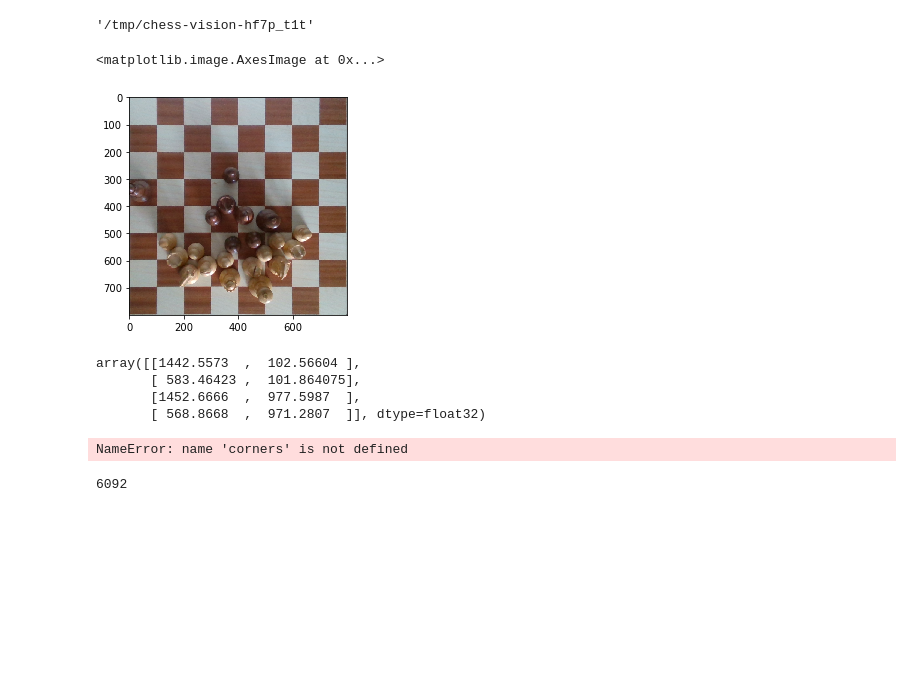
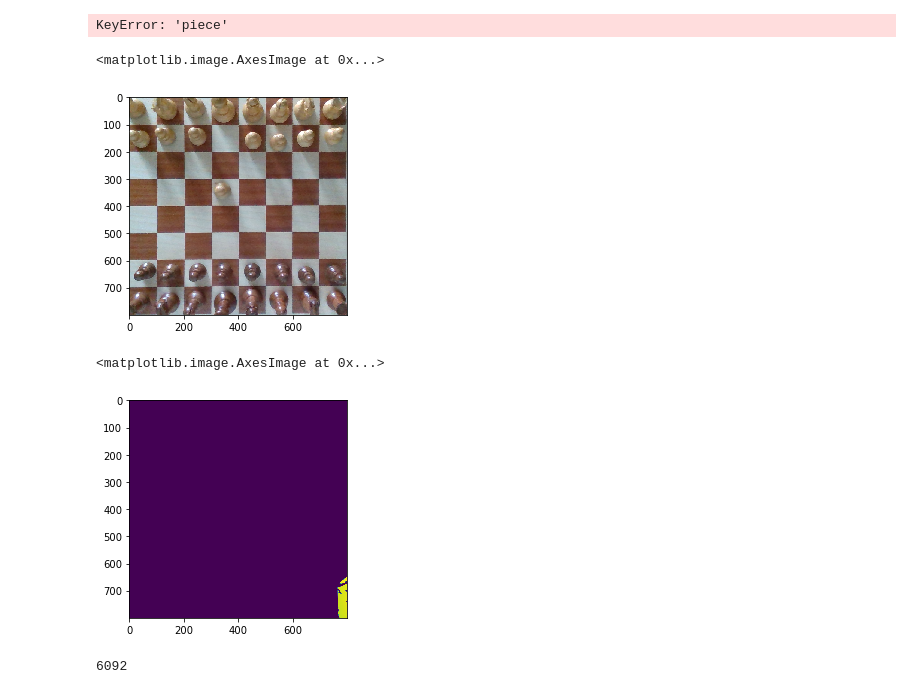
Before and after one commit to mulac/chess-vision, a Jupyter notebook: depth.ipynb, the cells around one changed output. Cells and saved outputs as stored; diff of their text form; code cells hidden in the pictures; blank space fills up the shorter version.

```diff
--- a/depth.ipynb
+++ b/depth.ipynb
@@ -18,6 +18,6 @@ games = (
         Game("Adams", 3)
     )
 # %%
-save_games(games, label_fn['occupied'], [True, False])
+save_games(games, label_fn['piece'], label.LABELS)
 # %% [output]
-'/tmp/chess-vision-hf7p_t1t'
+KeyError: 'piece'
@@ -24,28 +27,20 @@ save_games(games, label_fn['occupied'], [True, False])
 # %%
+game = games[0]
+corners = find_corners(game.images)
 move = 0
 moves = list(game.images)
 color = cv2.cvtColor(moves[move]["color"], cv2.COLOR_BGR2RGB)
 plt.imshow(board(color), interpolation='nearest')
 # %% [output]
 <matplotlib.image.AxesImage at 0x...>
-[figure, old version]
+[figure, new version]
-# %%
-corners = find_corners(game.images)
-corners
-# %% [output]
-array([[1442.5573  ,  102.56604 ],
-       [ 583.46423 ,  101.864075],
-       [1452.6666  ,  977.5987  ],
-       [ 568.8668  ,  971.2807  ]], dtype=float32)
 # %%
-def board(img):
-    return np.flip(get_board(img, corners, margin=0), axis=1)
-
 depth = moves[move]["depth"]
 # depth = cv2.applyColorMap(cv2.convertScaleAbs(depth, alpha=0.03), cv2.COLORMAP_JET)
 plt.imshow(board(depth), interpolation='nearest')
 # %% [output]
-NameError: name 'corners' is not defined
+<matplotlib.image.AxesImage at 0x...>
+[figure, added]
 # %%
 max(depth.flatten())
 # %% [output]
```
Also changed, not shown: parts of 1 cell of this notebook, 17 other files.
